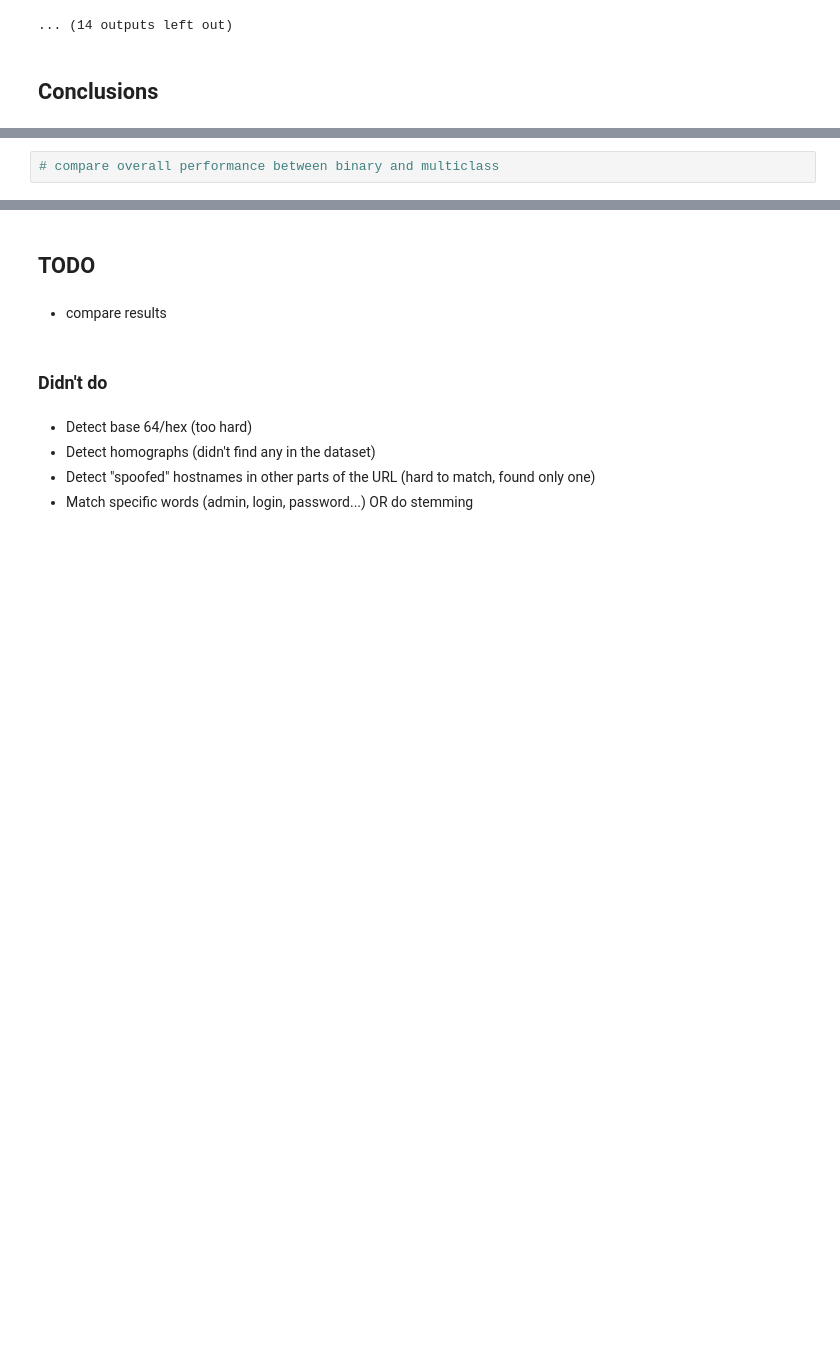
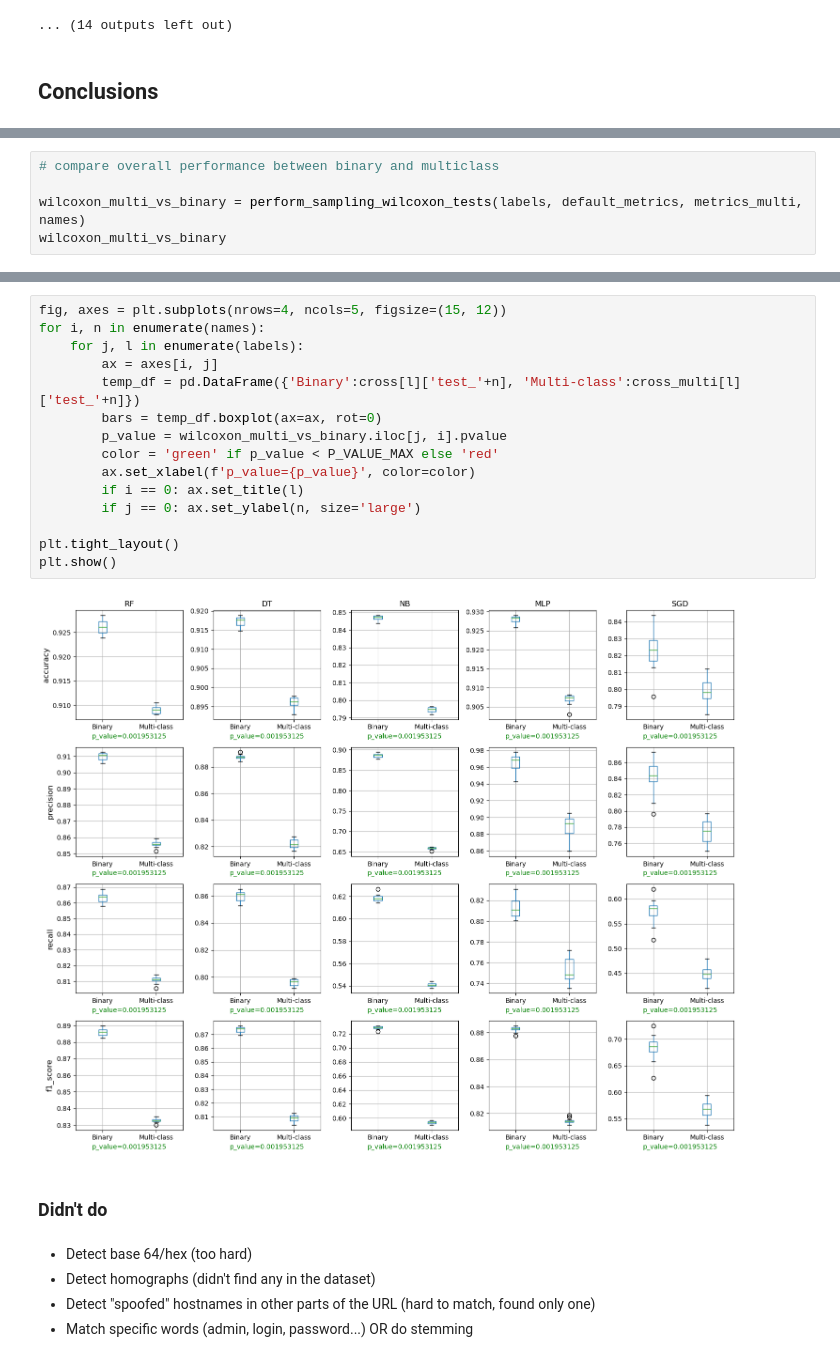
Before and after one commit to Metalcape/url-classifier, a Jupyter notebook: url-classifier.ipynb, the cells around one changed output, grey strips where cells are left out. Drawn from its saved outputs; the diff is of its cells as text; blank space fills up the shorter version.

```diff
--- a/url-classifier.ipynb
+++ b/url-classifier.ipynb
@@ -988,2 +1002,5 @@ plt.show()
 # %%
 # compare overall performance between binary and multiclass
+
+wilcoxon_multi_vs_binary = perform_sampling_wilcoxon_tests(labels, default_metrics, metrics_multi, names)
+wilcoxon_multi_vs_binary
@@ -990,7 +1014,20 @@ plt.show()
-# %% [markdown]
-## TODO
-# %% [markdown]
-- compare results
+# %%
+fig, axes = plt.subplots(nrows=4, ncols=5, figsize=(15, 12))
+for i, n in enumerate(names):
+    for j, l in enumerate(labels):
+        ax = axes[i, j]
+        temp_df = pd.DataFrame({'Binary':cross[l]['test_'+n], 'Multi-class':cross_multi[l]['test_'+n]})
+        bars = temp_df.boxplot(ax=ax, rot=0)
+        p_value = wilcoxon_multi_vs_binary.iloc[j, i].pvalue
+        color = 'green' if p_value < P_VALUE_MAX else 'red'
+        ax.set_xlabel(f'p_value={p_value}', color=color)
+        if i == 0: ax.set_title(l)
+        if j == 0: ax.set_ylabel(n, size='large')
+
+plt.tight_layout()
+plt.show()
+# %% [output]
+[figure, added]
 # %% [markdown]
 ### Didn't do
 # %% [markdown]
```
Also changed, not shown: parts of 5 cells of this notebook.
